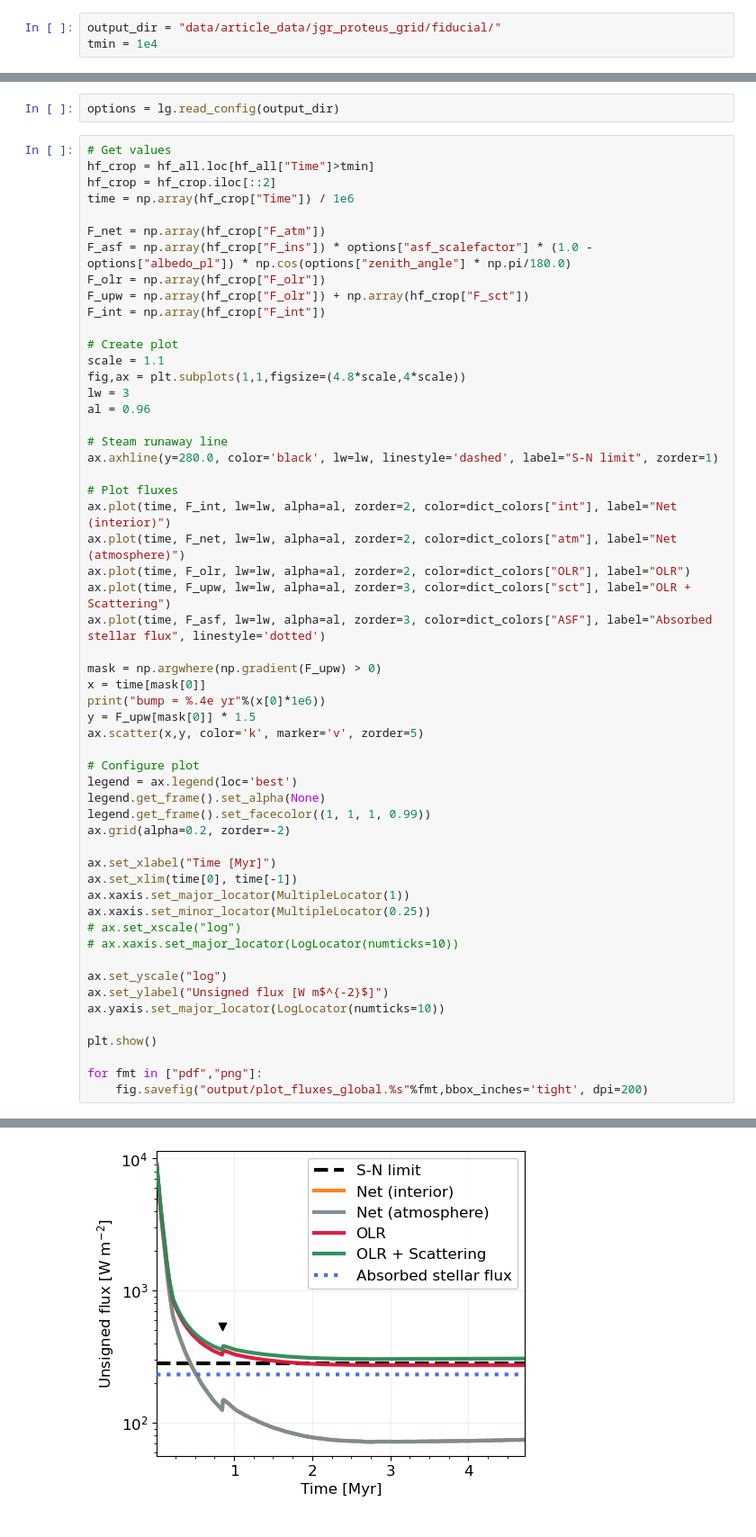
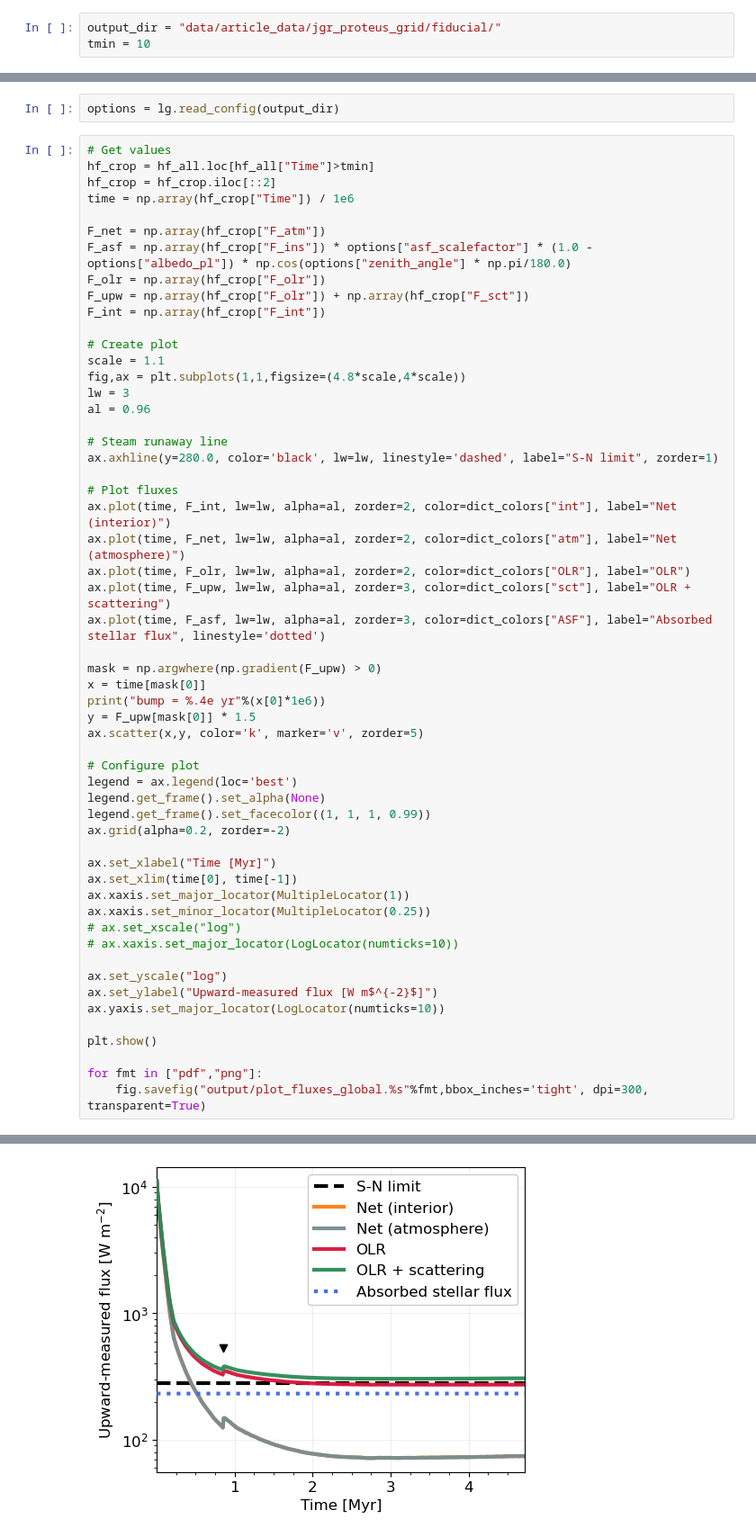
Before and after one commit to nichollsh/proteus_analysis, a Jupyter notebook: fluxes_global.ipynb, the cells around one changed output, grey strips where cells are left out. Shown at 90% size. Cells and saved outputs as stored; diff of their text form.

```diff
--- a/fluxes_global.ipynb
+++ b/fluxes_global.ipynb
@@ -41,7 +41,7 @@ dict_colors["atm_bkg"] = (0.95, 0.98, 1.0)
 dict_colors["int_bkg"] = (1.0, 0.98, 0.95)
 # %%
 output_dir = "data/article_data/jgr_proteus_grid/fiducial/"
-tmin = 1e4
+tmin = 10
 # %%
 hf_all = pd.read_csv(output_dir+"runtime_helpfile.csv", sep=r"\s+")
 # %%
@@ -71,36 +71,36 @@ ax.axhline(y=280.0, color='black', lw=lw, linestyle='dashed', label="S-N limit",
 ax.plot(time, F_int, lw=lw, alpha=al, zorder=2, color=dict_colors["int"], label="Net (interior)")
 ax.plot(time, F_net, lw=lw, alpha=al, zorder=2, color=dict_colors["atm"], label="Net (atmosphere)")
 ax.plot(time, F_olr, lw=lw, alpha=al, zorder=2, color=dict_colors["OLR"], label="OLR")
-ax.plot(time, F_upw, lw=lw, alpha=al, zorder=3, color=dict_colors["sct"], label="OLR + Scattering")
+ax.plot(time, F_upw, lw=lw, alpha=al, zorder=3, color=dict_colors["sct"], label="OLR + scattering")
 ax.plot(time, F_asf, lw=lw, alpha=al, zorder=3, color=dict_colors["ASF"], label="Absorbed stellar flux", linestyle='dotted')
 
 mask = np.argwhere(np.gradient(F_upw) > 0)
 x = time[mask[0]]
 print("bump = %.4e yr"%(x[0]*1e6))
 y = F_upw[mask[0]] * 1.5
 ax.scatter(x,y, color='k', marker='v', zorder=5)
 
 # Configure plot
 legend = ax.legend(loc='best')
 legend.get_frame().set_alpha(None)
 legend.get_frame().set_facecolor((1, 1, 1, 0.99))
 ax.grid(alpha=0.2, zorder=-2)
 
 ax.set_xlabel("Time [Myr]")
 ax.set_xlim(time[0], time[-1])
 ax.xaxis.set_major_locator(MultipleLocator(1))
 ax.xaxis.set_minor_locator(MultipleLocator(0.25))
 # ax.set_xscale("log")
 # ax.xaxis.set_major_locator(LogLocator(numticks=10))
 
 ax.set_yscale("log")
-ax.set_ylabel("Unsigned flux [W m$^{-2}$]")
+ax.set_ylabel("Upward-measured flux [W m$^{-2}$]")
 ax.yaxis.set_major_locator(LogLocator(numticks=10))
 
 plt.show()
 
 for fmt in ["pdf","png"]:
-    fig.savefig("output/plot_fluxes_global.%s"%fmt,bbox_inches='tight', dpi=200)
+    fig.savefig("output/plot_fluxes_global.%s"%fmt,bbox_inches='tight', dpi=300, transparent=True)
 # %% [output]
 bump = 8.4783e+05 yr
-[figure, old version]
+[figure, new version]
```
Also changed, not shown: 5 other files.
